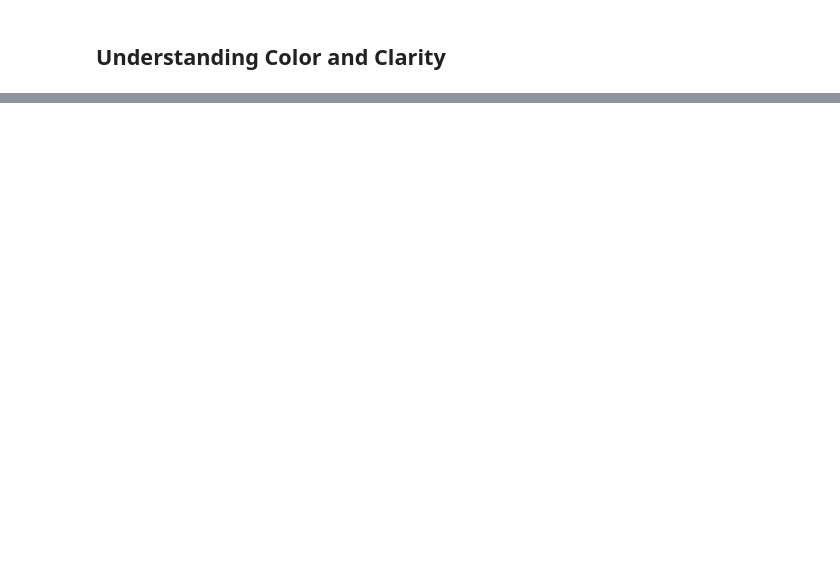
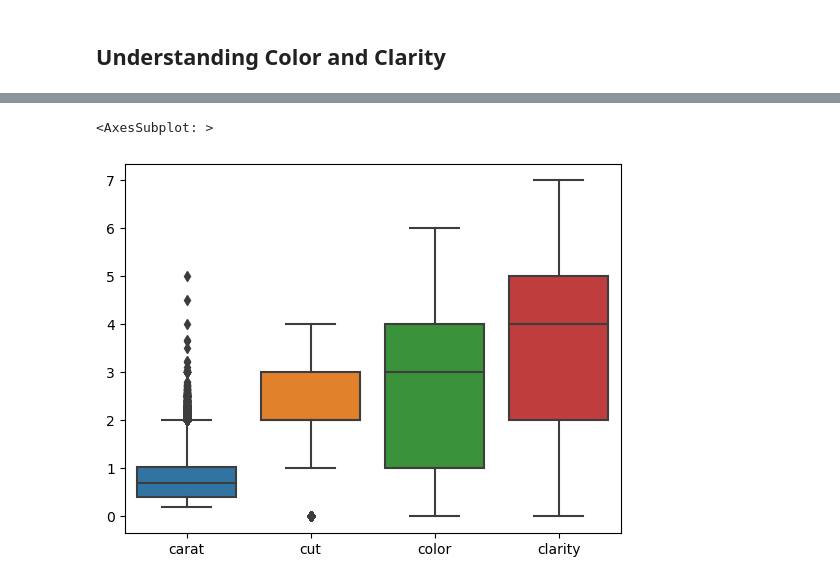
Before and after one commit to csuoc/diamond_prices_ML, a Jupyter notebook: Analysis.ipynb, the cells around one changed output, grey strips where cells are left out. Cells and saved outputs as stored; diff of their text form; code cells hidden in the pictures; blank space fills up the shorter version.

```diff
--- a/Analysis.ipynb
+++ b/Analysis.ipynb
@@ -34,3 +39,20 @@ diamonds
 ## Understanding Color and Clarity
 # %% [markdown]
 <img src="images/ColorClarity.jpg" width=400>
+# %%
+#Read
+import pandas as pd
+df = pd.read_csv("data/train.csv")
+
+#Drop useless columns
+df.drop(["depth", "table", "x", "y", "z"], axis=1, inplace=True)
+
+# Label encoder
+from sklearn import preprocessing
+le = preprocessing.LabelEncoder()
+columns = ["cut", "color", "clarity"]
+for i in columns:
+    df[i] = le.fit_transform(df[i])
+    df_noprice = df.drop(["id", "price"], axis=1)
+
+df_noprice
@@ -36,0 +73,6 @@ diamonds
+# %%
+import seaborn as sns
+sns.boxplot(data=df_noprice)
+# %% [output]
+<AxesSubplot: >
+[figure, added]
```
Also changed, not shown: parts of 6 cells of this notebook, 11 other files.
